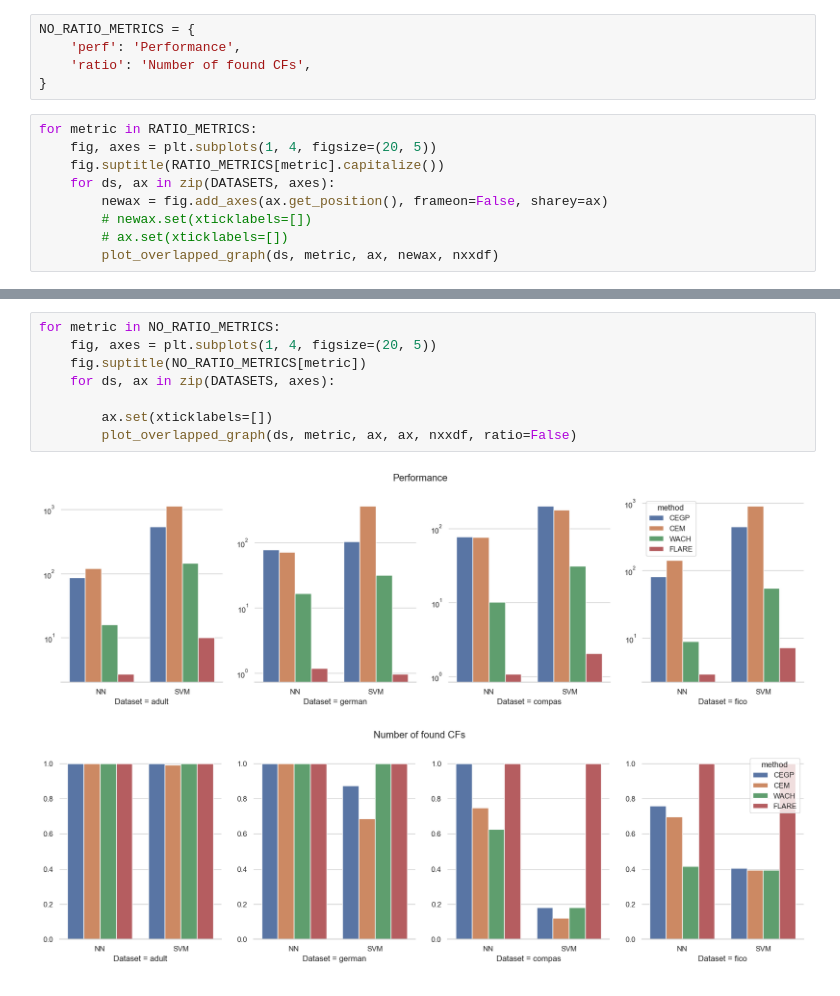
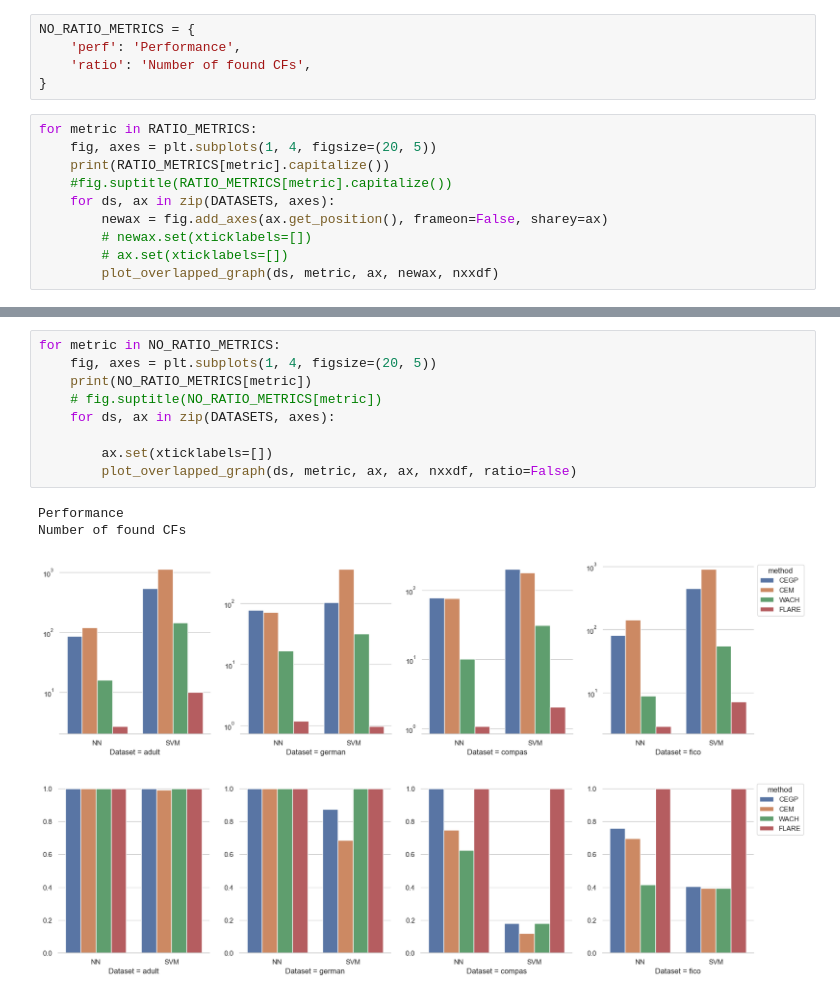
Before and after one commit to Kaysera/flare-experiments, a Jupyter notebook: evaluation.ipynb, the cells around one changed output, grey strips where cells are left out. Saved outputs shown, nothing was run; the diff lists cells and outputs as text.

```diff
--- a/evaluation.ipynb
+++ b/evaluation.ipynb
@@ -253,7 +253,8 @@ NO_RATIO_METRICS = {
 # %%
 for metric in RATIO_METRICS:
     fig, axes = plt.subplots(1, 4, figsize=(20, 5))
-    fig.suptitle(RATIO_METRICS[metric].capitalize())
+    print(RATIO_METRICS[metric].capitalize())
+    #fig.suptitle(RATIO_METRICS[metric].capitalize())
     for ds, ax in zip(DATASETS, axes):
         newax = fig.add_axes(ax.get_position(), frameon=False, sharey=ax)
         # newax.set(xticklabels=[])
@@ -266,11 +270,14 @@ for metric in RATIO_METRICS:
 # %%
 for metric in NO_RATIO_METRICS:
     fig, axes = plt.subplots(1, 4, figsize=(20, 5))
-    fig.suptitle(NO_RATIO_METRICS[metric])
+    print(NO_RATIO_METRICS[metric])
+    # fig.suptitle(NO_RATIO_METRICS[metric])
     for ds, ax in zip(DATASETS, axes):
 
         ax.set(xticklabels=[])
         plot_overlapped_graph(ds, metric, ax, ax, nxxdf, ratio=False)
 # %% [output]
+Performance
+Number of found CFs
-[figure, old version]
+[figure, new version]
-[figure, old version]
+[figure, new version]
```
Also changed, not shown: parts of 4 cells of this notebook, 9 other files.
